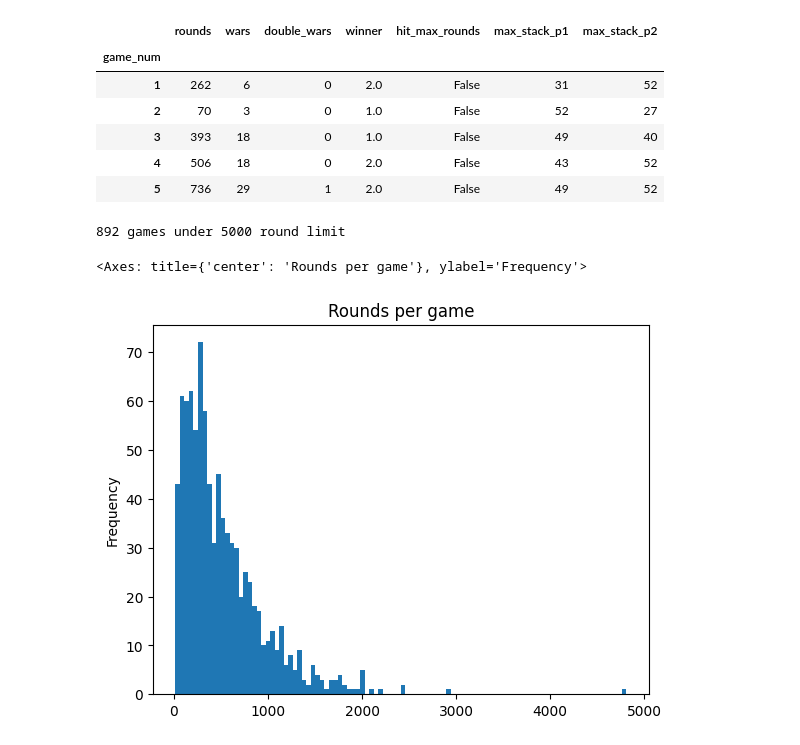
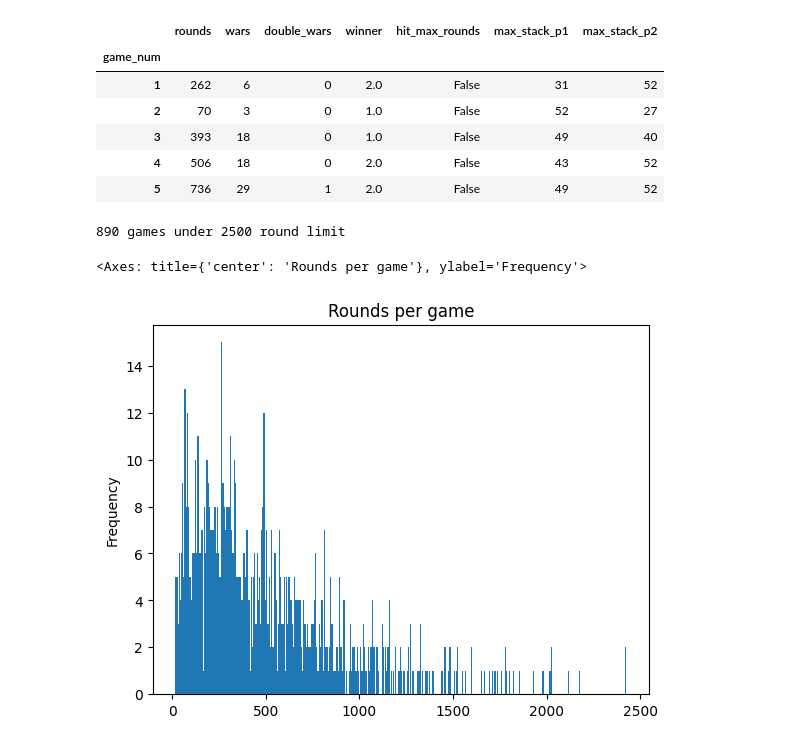
Before and after one commit to bryankeating10/War-Card-Game-Statistics, a Jupyter notebook: Results/analysis_1000.ipynb, the cells around one changed output. Drawn from its saved outputs; the diff is of its cells as text; code cells hidden in the pictures.

```diff
--- a/Results/analysis_1000.ipynb
+++ b/Results/analysis_1000.ipynb
@@ -16,13 +16,13 @@ display(df_1000.head())
 | 5 | 736 | 29 | 1 | 2.0 | False | 49 | 52 |
 # %%
 # Distibution of rounds per game
-N = 5000 # Number of moves constituting an infinite game
+N = 2500 # Number of moves constituting an infinite game
 rounds_exc_inf = df_1000[df_1000['rounds'] < N] # Rounds excluding infinite games
 not_infinite = (df_1000['rounds'] < N).sum() # Number of games under N limit
 
 print(f'{not_infinite} games under {N} round limit')
-rounds_exc_inf['rounds'].plot.hist(bins=200,title='Rounds per game')
+rounds_exc_inf['rounds'].plot.hist(bins=400,title='Rounds per game')
 # %% [output]
-892 games under 5000 round limit
+890 games under 2500 round limit
 <Axes: title={'center': 'Rounds per game'}, ylabel='Frequency'>
-[figure, old version]
+[figure, new version]
```
Also changed, not shown: 1 other file.
